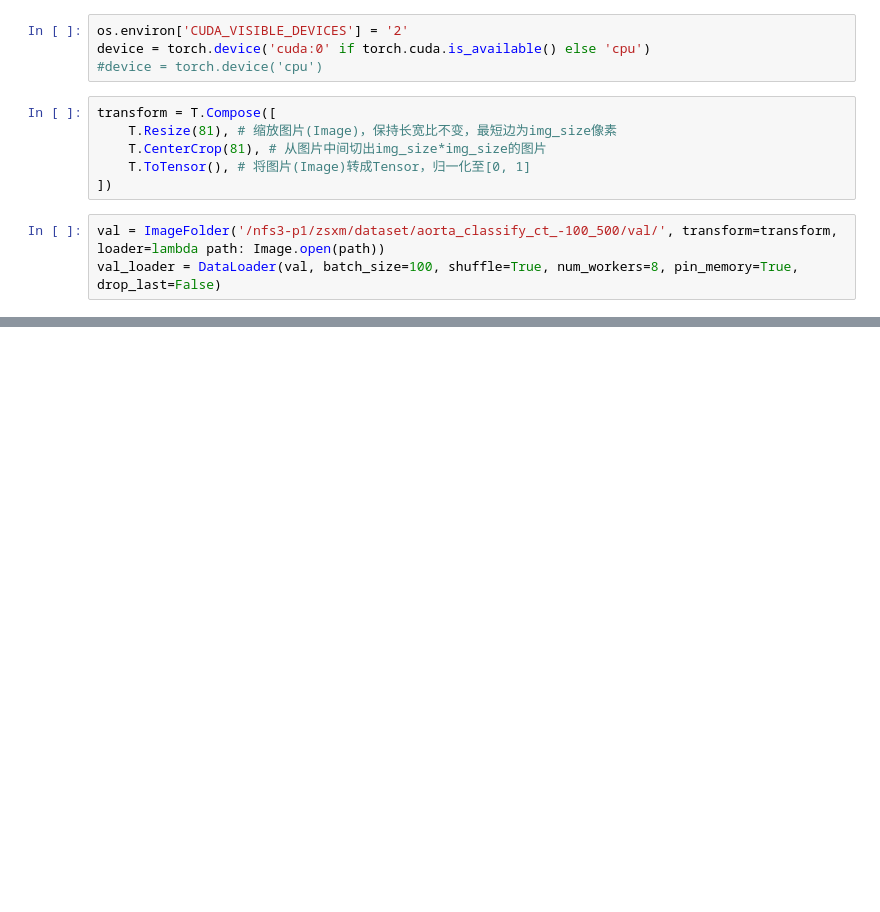
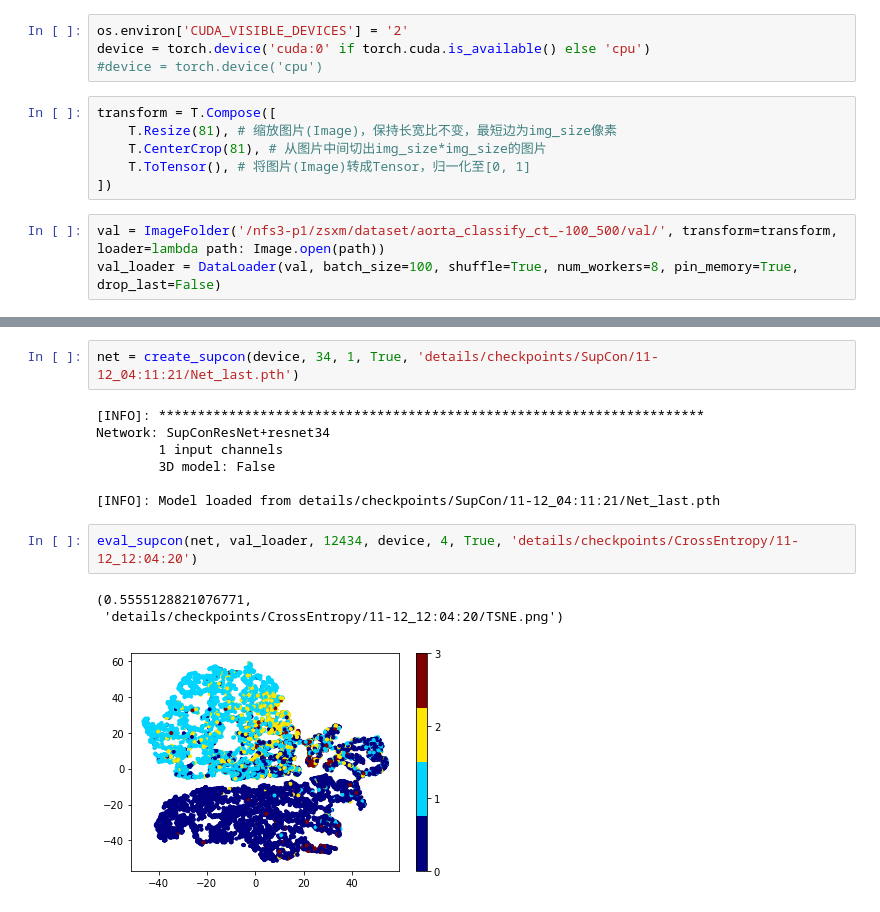
Before and after one commit to zsxm1998/AorticDissection, a Jupyter notebook: test.ipynb, the cells around one changed output, grey strips where cells are left out. Cells and saved outputs as stored; diff of their text form; blank space fills up the shorter version.

```diff
--- a/test.ipynb
+++ b/test.ipynb
@@ -129,0 +132,15 @@ weighted avg     0.8511    0.8540    0.8505     12434
+# %%
+net = create_supcon(device, 34, 1, True, 'details/checkpoints/SupCon/11-12_04:11:21/Net_last.pth')
+# %% [output]
+[INFO]: **********************************************************************
+Network: SupConResNet+resnet34
+        1 input channels
+        3D model: False
+
+[INFO]: Model loaded from details/checkpoints/SupCon/11-12_04:11:21/Net_last.pth
+# %%
+eval_supcon(net, val_loader, 12434, device, 4, True, 'details/checkpoints/CrossEntropy/11-12_12:04:20')
+# %% [output]
+(0.5555128821076771,
+ 'details/checkpoints/CrossEntropy/11-12_12:04:20/TSNE.png')
+[figure, added]
```
Also changed, not shown: parts of 6 cells of this notebook, 6 other files.
